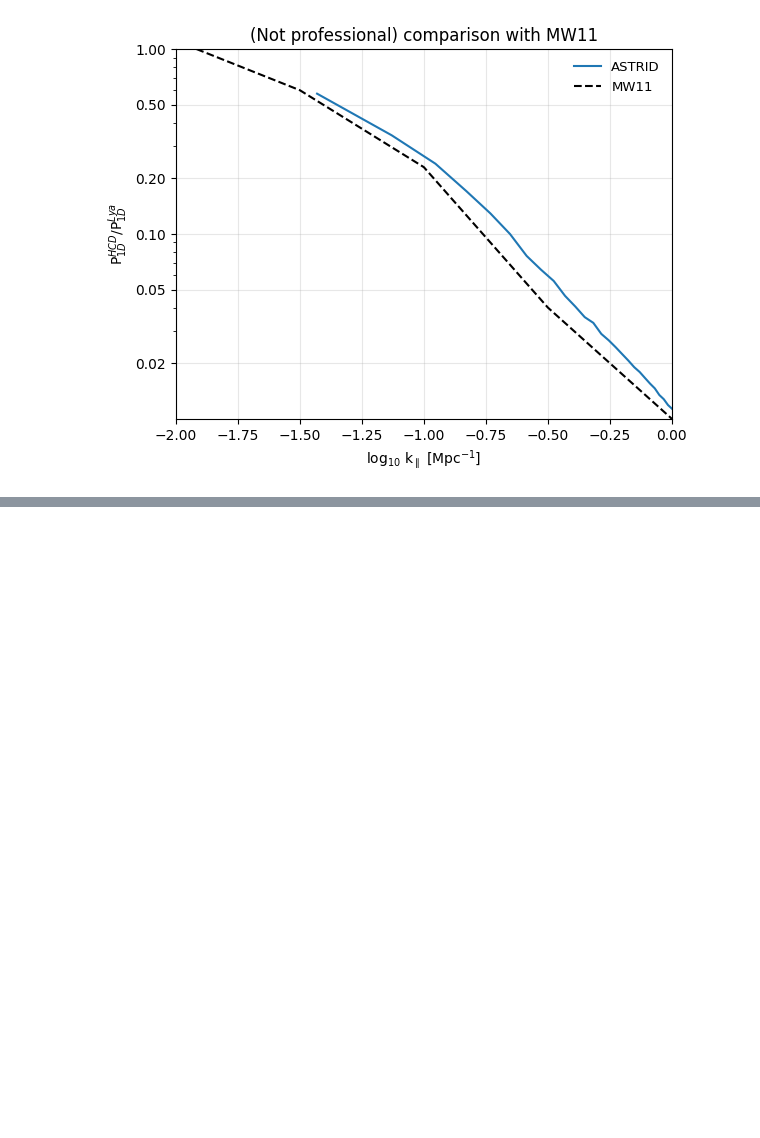
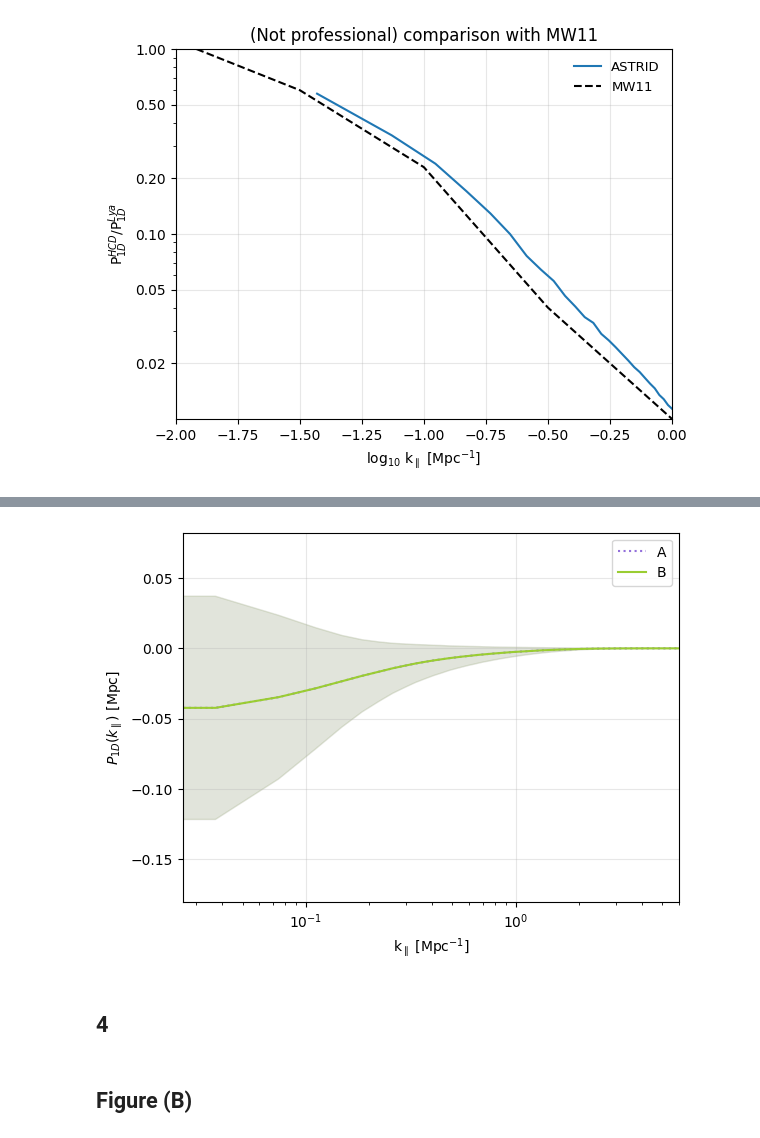
Before and after one commit to andreufont/astrid_hcd, a Jupyter notebook: SimulationFields/P1d.ipynb, the cells around one changed output, grey strips where cells are left out. Cells and saved outputs as stored; diff of their text form; code cells hidden in the pictures; blank space fills up the shorter version.

```diff
--- a/SimulationFields/P1d.ipynb
+++ b/SimulationFields/P1d.ipynb
@@ -185,0 +277,21 @@ plt.title('(Not professional) comparison with MW11');
+# %%
+p1ds_3hcdA = fft_lyahcd*fft_hcd.conjugate()*Lbox*hubble/(Np**2)
+p1ds_3hcdB = fft_hcd*fft_lyahcd.conjugate()*Lbox*hubble/(Np**2)
+# %%
+P1d_3hcdA = np.mean(p1ds_3hcdA, axis=0)
+P1d_std_3hcdA = np.std(p1ds_3hcdA, axis=0)
+P1d_3hcdB = np.mean(p1ds_3hcdB, axis=0)
+P1d_std_3hcdB = np.std(p1ds_3hcdB, axis=0)
+# %%
+plt.plot(k_los, P1d_3hcdA, color='mediumpurple', linestyle=':', label='A')
+plt.fill_between(k_los, (P1d_3hcdA-(P1d_std_3hcdA/2)), (P1d_3hcdA+(P1d_std_3hcdA/2)), color='mediumpurple', alpha=0.15)
+plt.plot(k_los, P1d_3hcdB, color='yellowgreen', label='B')
+plt.fill_between(k_los, (P1d_3hcdB-(P1d_std_3hcdB/2)), (P1d_3hcdB+(P1d_std_3hcdB/2)), color='yellowgreen', alpha=0.15)
+plt.xscale('log')
+plt.legend()
+plt.grid(alpha=0.3)
+plt.xlim(right=6)
+plt.xlabel(r'k$_\parallel$ [Mpc$^{-1}$]')
+plt.ylabel(r'$P_{1D}(k_\parallel)$ [Mpc]');
+# %% [output]
+[figure, added]
@@ -185,0 +314,2 @@ plt.title('(Not professional) comparison with MW11');
+# %% [markdown]
+## 4
@@ -185,0 +337,2 @@ plt.title('(Not professional) comparison with MW11');
+# %% [markdown]
+## Figure (B)
```
Also changed, not shown: parts of 23 cells of this notebook, 2 other files.
